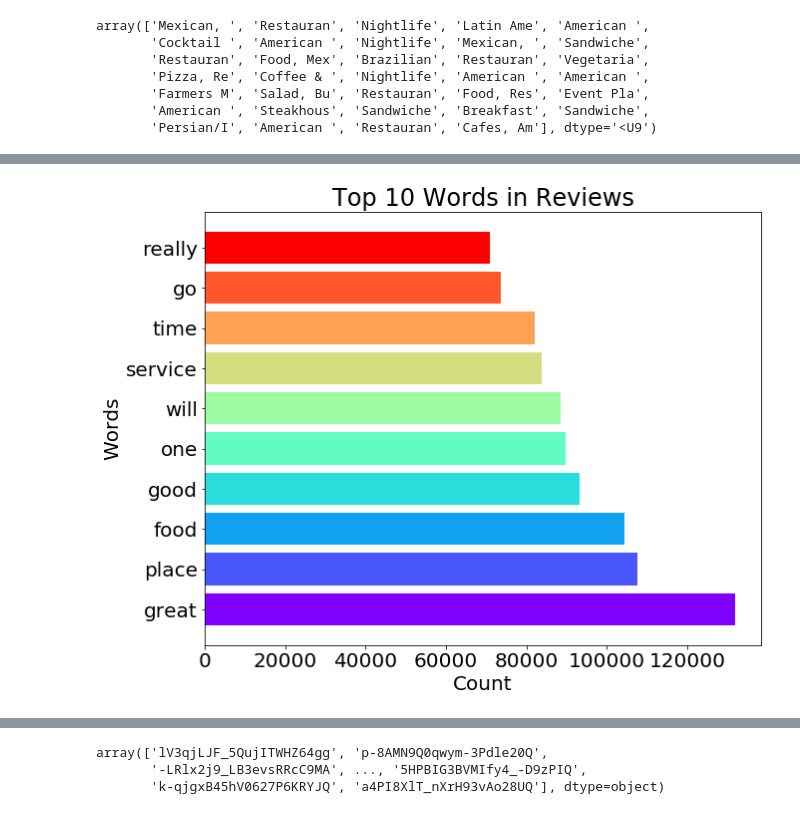
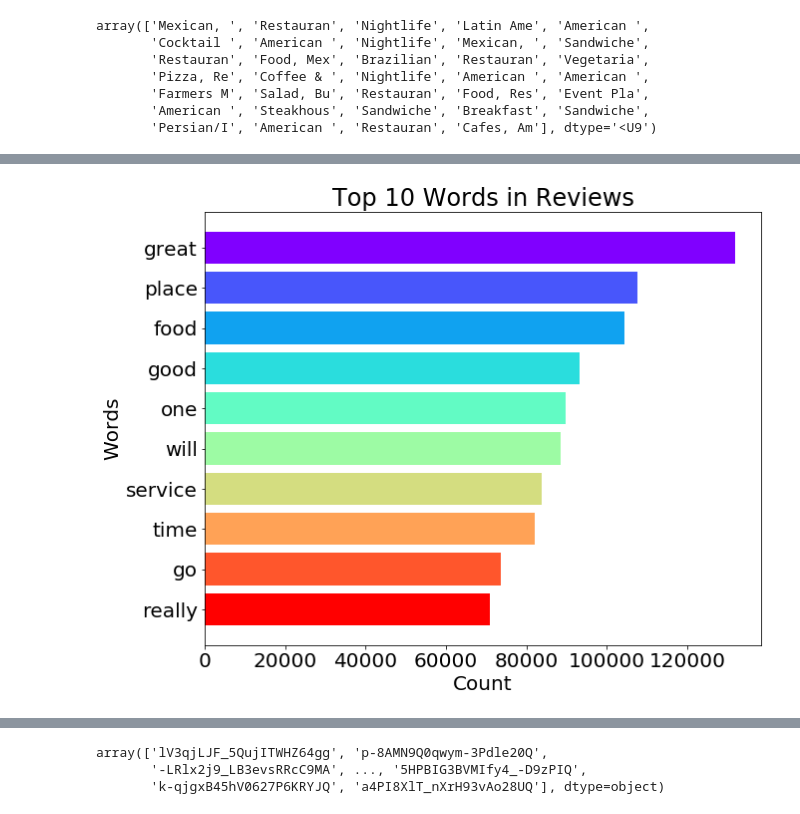
Before and after one commit to yuchild/yelp_cap3_jupyter, a Jupyter notebook: yelp_users_help_from_yelp.ipynb, the cells around one changed output, grey strips where cells are left out. Drawn from its saved outputs; the diff is of its cells as text; code cells hidden in the pictures.

```diff
--- a/yelp_users_help_from_yelp.ipynb
+++ b/yelp_users_help_from_yelp.ipynb
@@ -199,22 +197,23 @@ fig.savefig('png/wordcloud_reviews.png')
 # %%
 stopwords = STOPWORDS
 
 filtered_words = [word for word in all_rev_words_scott.split() if word not in stopwords]
 counted_words = Counter(filtered_words)
 
 words = []
 counts = []
 for letter, count in counted_words.most_common(10):
     words.append(letter)
     counts.append(count)
 
 colors = cm.rainbow(np.linspace(0, 1, 10))
 plt.figure(figsize=[10, 8])
 
 plt.title('Top 10 Words in Reviews')
 plt.xlabel('Count')
 plt.ylabel('Words')
+plt.gca().invert_yaxis()
 plt.barh(words, counts, color=colors);
-fig.savefig('png/top_10_words_rev.png')
+plt.savefig('png/top_10_words_rev.png')
 # %% [output]
-[figure, old version]
+[figure, new version]
```
Also changed, not shown: parts of 50 cells of this notebook, 12 other files.
